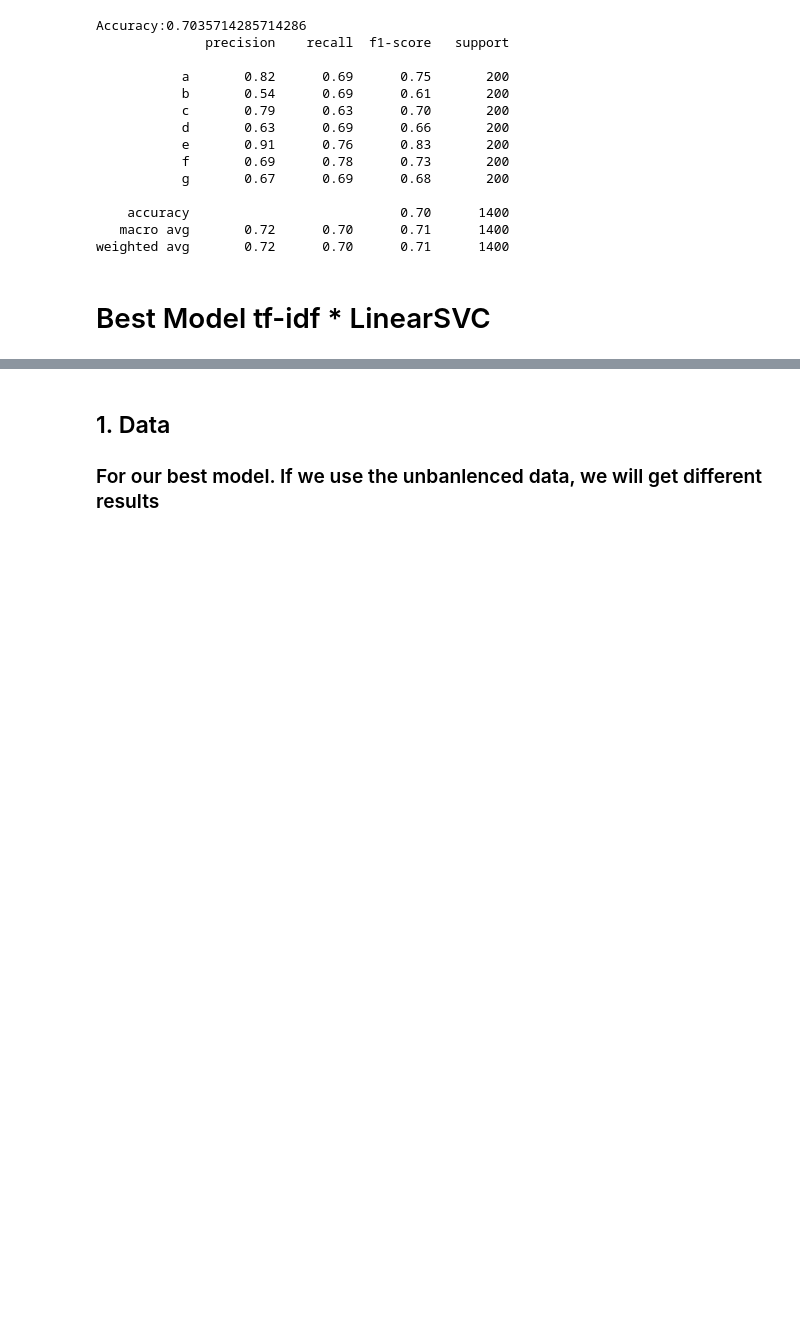
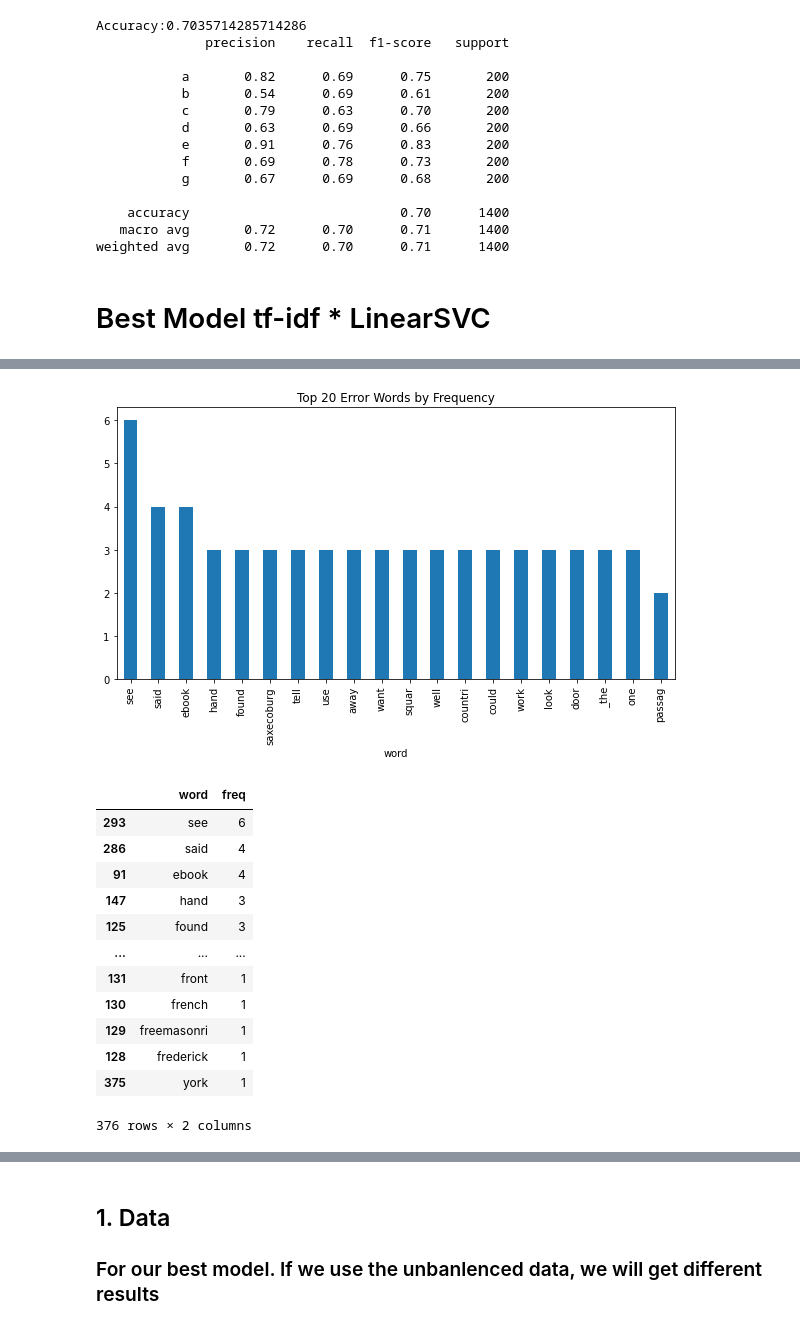
Before and after one commit to zhouzhouce/GNG5125, a Jupyter notebook: group_project1_classification/Group_Assignment1_Classification.ipynb, the cells around one changed output, grey strips where cells are left out. Saved outputs shown, nothing was run; the diff lists cells and outputs as text; code cells hidden in the pictures; blank space fills up the shorter version.

Commit message:
Add virtualization error analysis
Add error words frequency figure and word cloud figure

```diff
--- a/group_project1_classification/Group_Assignment1_Classification.ipynb
+++ b/group_project1_classification/Group_Assignment1_Classification.ipynb
@@ -816,0 +817,26 @@ weighted avg       0.95      0.95      0.95       280
+# %%
+def display_error(model, return_error=False):
+
+    y_pred = model.predict(x_test)
+    compare_dict = pd.DataFrame({'Predicted': y_pred, 'Actual': y_test})
+    errors = compare_dict.loc[(compare_dict['Predicted'] != compare_dict['Actual'])]
+    idx = errors.index.values.tolist()
+    error_words = []
+    for i in idx:
+        error_words.append(x_test[i])
+
+    trans = CountVectorizer(stop_words=sw_nltk)
+    count = trans.fit_transform(error_words)
+    feature =  trans.get_feature_names_out()
+    freq = count.toarray().sum(axis=0)
+    error_df = pd.DataFrame({'word': feature, 'freq': freq})
+    error_df.sort_values('freq', ascending=False, inplace=True)
+
+    # Plot the top n words
+    n = 20
+    error_df[:n].plot.bar(x='word', y='freq', legend=False, figsize=(10,5))
+    plt.title('Top {} Error Words by Frequency'.format(n))
+    plt.show()
+
+    if return_error == True:
+        return error_df
@@ -816,0 +871,18 @@ weighted avg       0.95      0.95      0.95       280
+# %%
+error_df = display_error(best_model, return_error=True)
+error_df
+# %% [output]
+[figure, added]
+|  | word | freq |
+| 293 | see | 6 |
+| 286 | said | 4 |
+| 91 | ebook | 4 |
+| 147 | hand | 3 |
+| 125 | found | 3 |
+| ... | ... | ... |
+| 131 | front | 1 |
+| 130 | french | 1 |
+| 129 | freemasonri | 1 |
+| 128 | frederick | 1 |
+| 375 | york | 1 |
+376 rows × 2 columns
```
Also changed, not shown: parts of 8 cells of this notebook.
